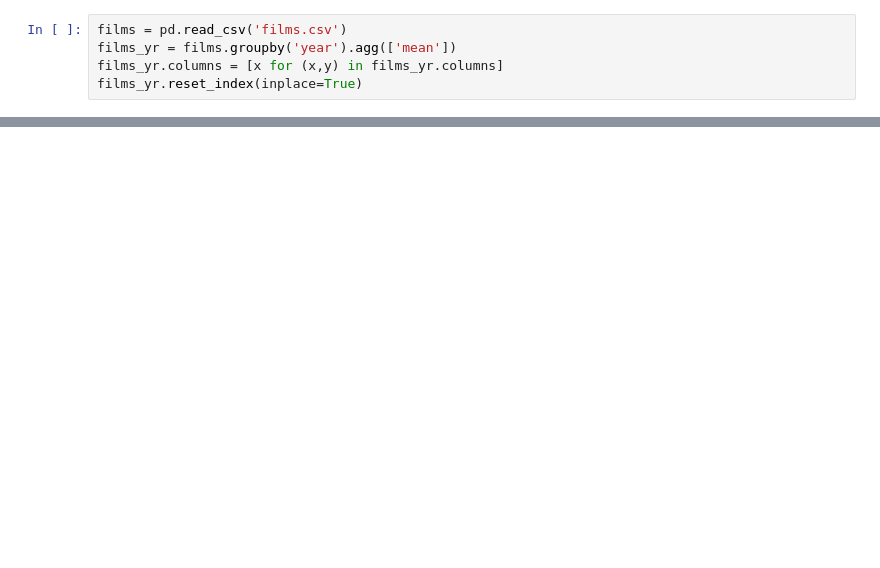
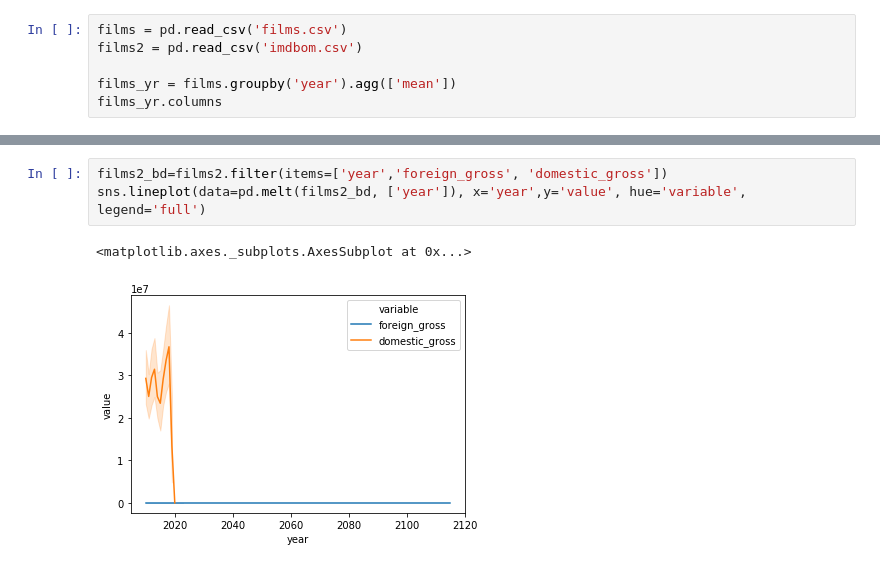
Before and after one commit to gksidhu/Correlates-to-ROI-in-Film, a Jupyter notebook: Analysis.ipynb, the cells around one changed output, grey strips where cells are left out. Drawn from its saved outputs; the diff is of its cells as text; blank space fills up the shorter version.

```diff
--- a/Analysis.ipynb
+++ b/Analysis.ipynb
@@ -30,5 +28,6 @@ os.chdir('/Users/flatironschooldc/Code/LearnCo/dc-ds-111819/module-1/project/dat
 # %%
 films = pd.read_csv('films.csv')
+films2 = pd.read_csv('imdbom.csv')
+
 films_yr = films.groupby('year').agg(['mean'])
-films_yr.columns = [x for (x,y) in films_yr.columns]
-films_yr.reset_index(inplace=True)
+films_yr.columns
@@ -47,3 +95,9 @@ films_yr['sub'] = 0 #add a null column that seaborn needs
+# %%
+films2_bd=films2.filter(items=['year','foreign_gross', 'domestic_gross'])
+sns.lineplot(data=pd.melt(films2_bd, ['year']), x='year',y='value', hue='variable', legend='full')
+# %% [output]
+<matplotlib.axes._subplots.AxesSubplot at 0x...>
+[figure, added]
 # %%
 films_test = films[films['domestic_roi']<30] #clip some outliers
 films_test.plot(x='runtime_minutes',y='domestic_roi',style='o',ylim=(-1,25))
```
Also changed, not shown: parts of 10 cells of this notebook, 2 other files.
